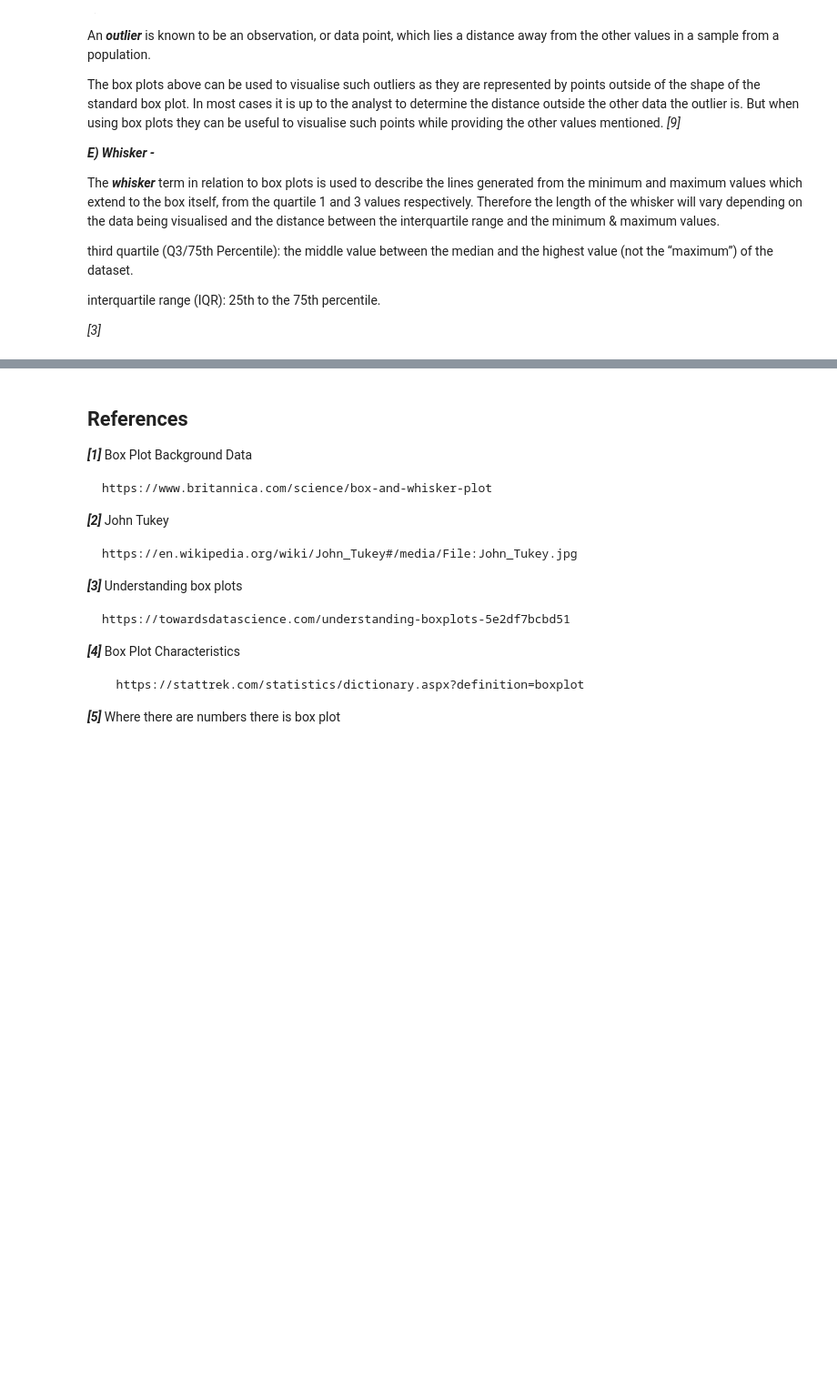
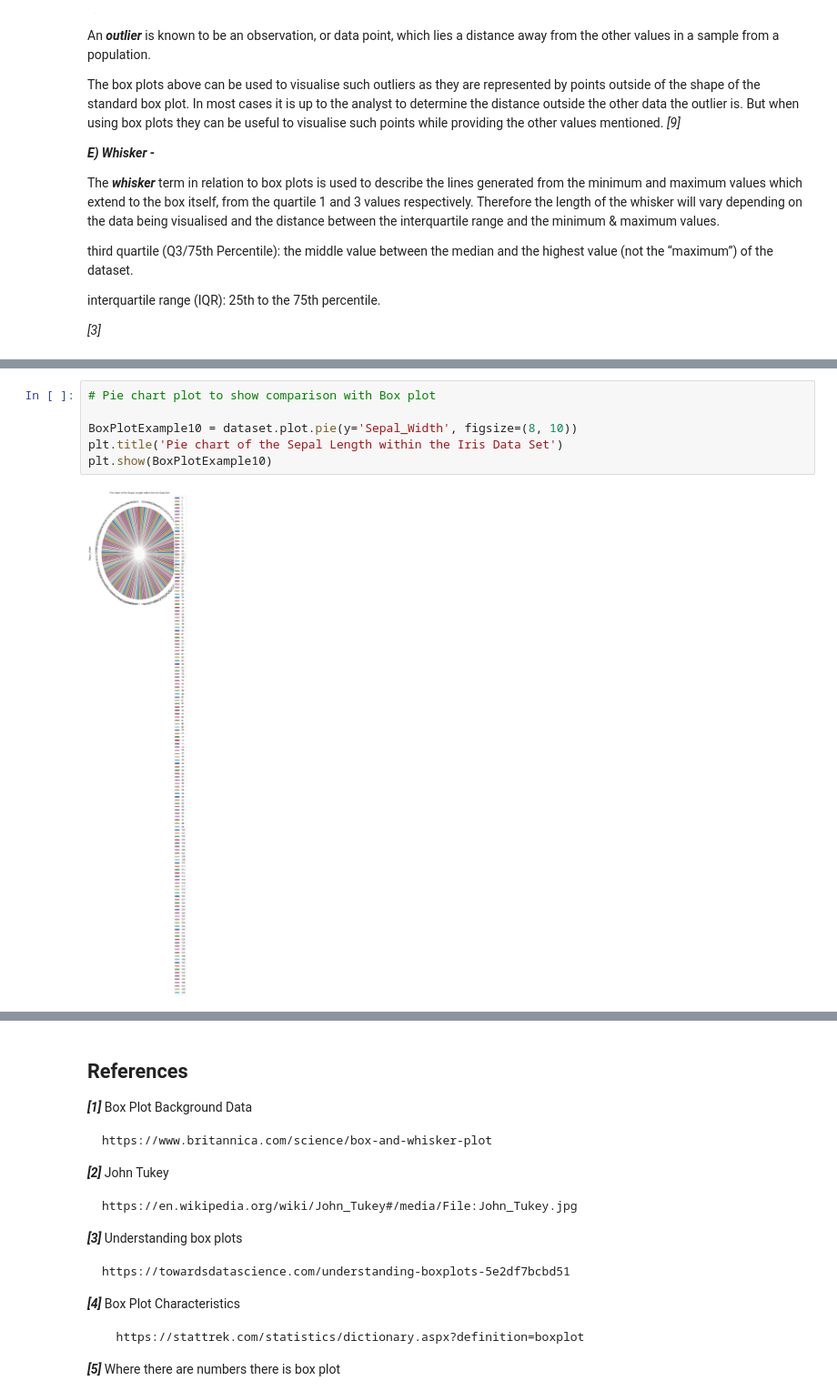
Before and after one commit to ShaunaB93/Fundamentals-of-Data-Analysis-Project, a Jupyter notebook: Fundamentals Project - Box Plots - Rough Work Notebook.ipynb, the cells around one changed output, grey strips where cells are left out. Shown: that part at 91% size. Cells and saved outputs as stored; diff of their text form; blank space fills up the shorter version.

```diff
--- a/Fundamentals Project - Box Plots - Rough Work Notebook.ipynb
+++ b/Fundamentals Project - Box Plots - Rough Work Notebook.ipynb
@@ -351,0 +382,8 @@ The above discussion would indicate that while other graphs can be easier for sp
+# %%
+# Pie chart plot to show comparison with Box plot
+
+BoxPlotExample10 = dataset.plot.pie(y='Sepal_Width', figsize=(8, 10))
+plt.title('Pie chart of the Sepal Length within the Iris Data Set')
+plt.show(BoxPlotExample10)
+# %% [output]
+[figure, added]
```
Also changed, not shown: parts of 17 cells of this notebook.
